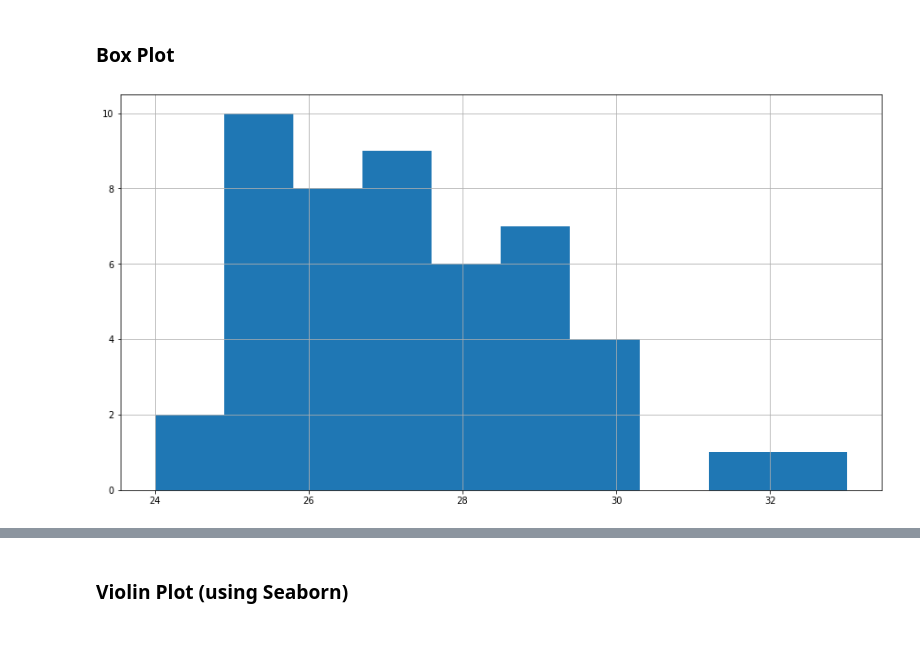
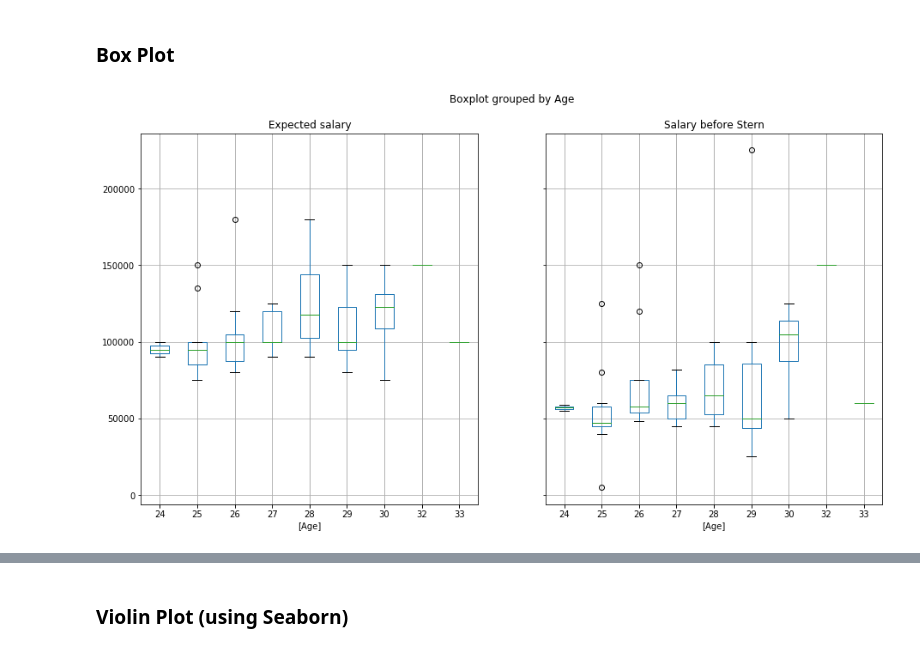
Before and after one commit to rsouza/Python_Course, a Jupyter notebook: Notebooks/16_Pandas_Descriptive_statistic.ipynb, the cells around one changed output, grey strips where cells are left out. Saved outputs shown, nothing was run; the diff lists cells and outputs as text; code cells hidden in the pictures.

Commit message:
Revamping Pandas Notebooks

```diff
--- a/Notebooks/16_Pandas_Descriptive_statistic.ipynb
+++ b/Notebooks/16_Pandas_Descriptive_statistic.ipynb
@@ -17,3 +13,2 @@ Plotting with Pandas
 # %%
-dfvote = pd.read_excel(os.path.join('../Data','votesurvey.xls'), 'votesurvey')
-dfvote.head()
+dfvote = pd.read_excel(os.path.join('../Data','votesurvey.xls'))
@@ -56,5 +47,0 @@ dfvote.sort_values(by=['Age','Expected salary'], ascending=[True, False])[0:10]
-# %%
-for i in dfvote.index:
-    dfvote.loc[i, 'Random'] = np.random.randint(10)
-dfvote.Random = dfvote.Random.astype(int)
-dfvote.head()
@@ -82,6 +96,8 @@ plt.show()
 # %% [markdown]
 ### Box Plot
 # %%
-dfvote.Age.hist(figsize=(15,8));
+# Plotting within Pandas
+
+dfvote.boxplot(by='Age', figsize=(15,8));
 # %% [output]
-[figure, old version]
+[figure, new version]
```
Also changed, not shown: parts of 40 cells of this notebook, 3 other files.
